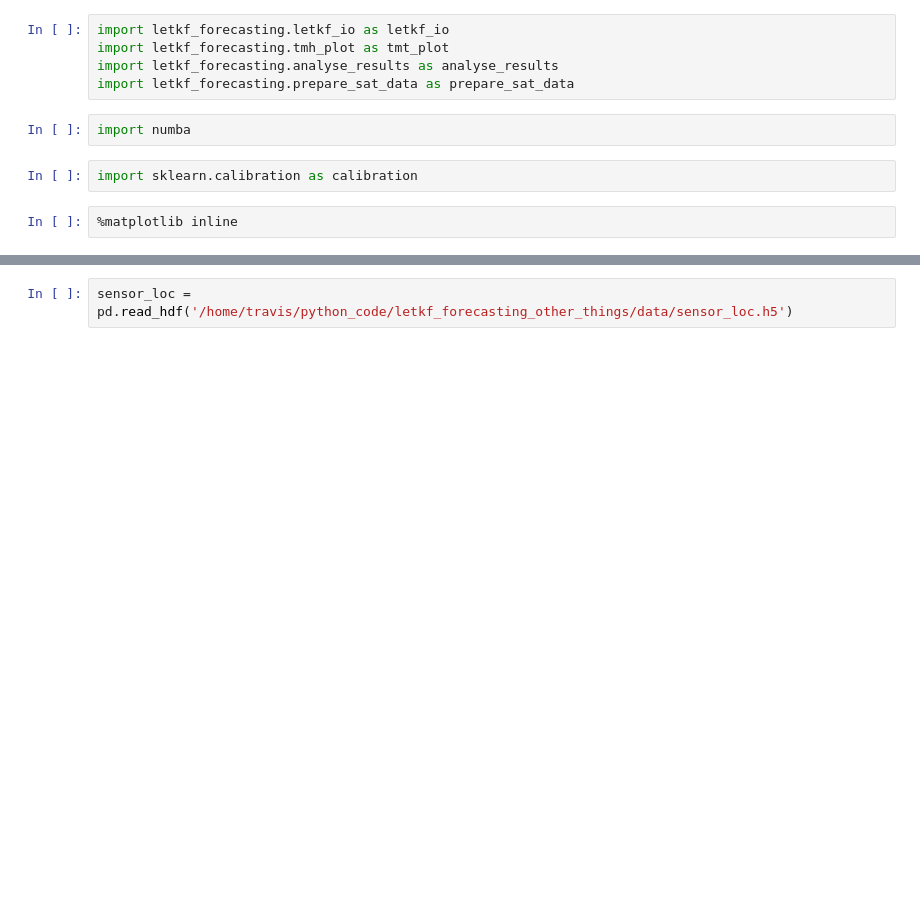
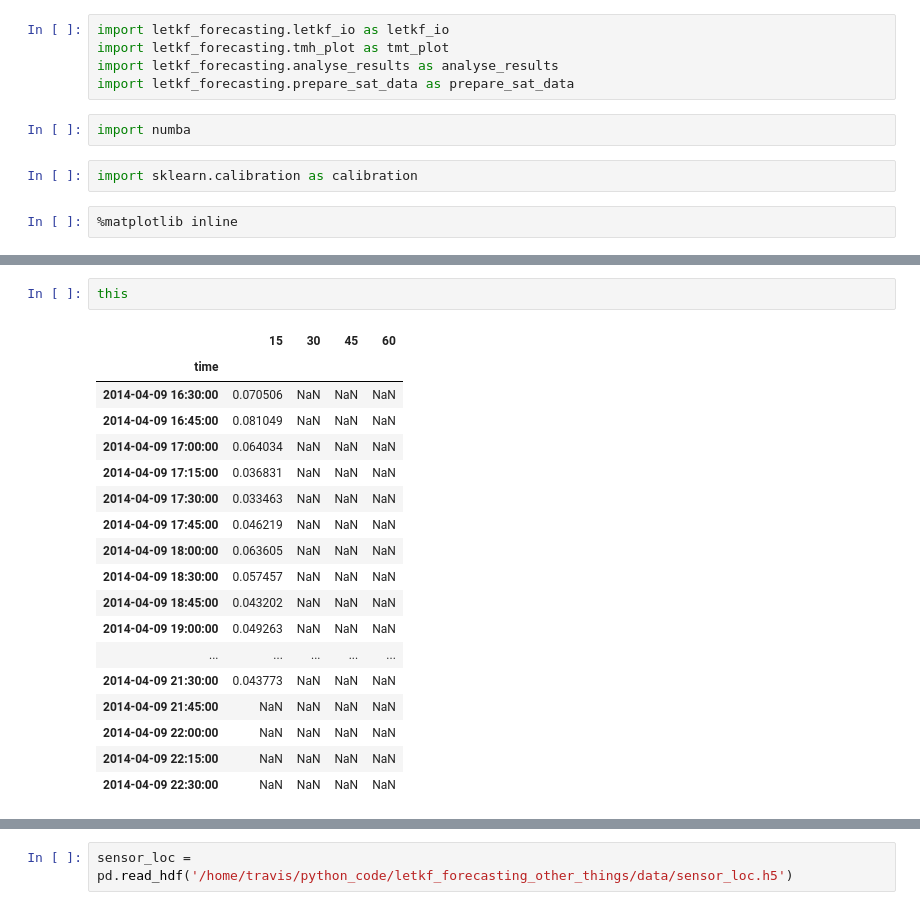
Before and after one commit to travisMharty/letkf_forecasting, a Jupyter notebook: notebooks/Probability Analysis many days.ipynb, the cells around one changed output, grey strips where cells are left out. Cells and saved outputs as stored; diff of their text form; blank space fills up the shorter version.

```diff
--- a/notebooks/Probability Analysis many days.ipynb
+++ b/notebooks/Probability Analysis many days.ipynb
@@ -29,0 +106,21 @@ import sklearn.calibration as calibration
+# %%
+this
+# %% [output]
+|  | 15 | 30 | 45 | 60 |
+| time |  |  |  |  |
+| 2014-04-09 16:30:00 | 0.070506 | NaN | NaN | NaN |
+| 2014-04-09 16:45:00 | 0.081049 | NaN | NaN | NaN |
+| 2014-04-09 17:00:00 | 0.064034 | NaN | NaN | NaN |
+| 2014-04-09 17:15:00 | 0.036831 | NaN | NaN | NaN |
+| 2014-04-09 17:30:00 | 0.033463 | NaN | NaN | NaN |
+| 2014-04-09 17:45:00 | 0.046219 | NaN | NaN | NaN |
+| 2014-04-09 18:00:00 | 0.063605 | NaN | NaN | NaN |
+| 2014-04-09 18:30:00 | 0.057457 | NaN | NaN | NaN |
+| 2014-04-09 18:45:00 | 0.043202 | NaN | NaN | NaN |
+| 2014-04-09 19:00:00 | 0.049263 | NaN | NaN | NaN |
+| ... | ... | ... | ... | ... |
+| 2014-04-09 21:30:00 | 0.043773 | NaN | NaN | NaN |
+| 2014-04-09 21:45:00 | NaN | NaN | NaN | NaN |
+| 2014-04-09 22:00:00 | NaN | NaN | NaN | NaN |
+| 2014-04-09 22:15:00 | NaN | NaN | NaN | NaN |
+| 2014-04-09 22:30:00 | NaN | NaN | NaN | NaN |
```
Also changed, not shown: parts of 37 cells of this notebook, 2 other files.
